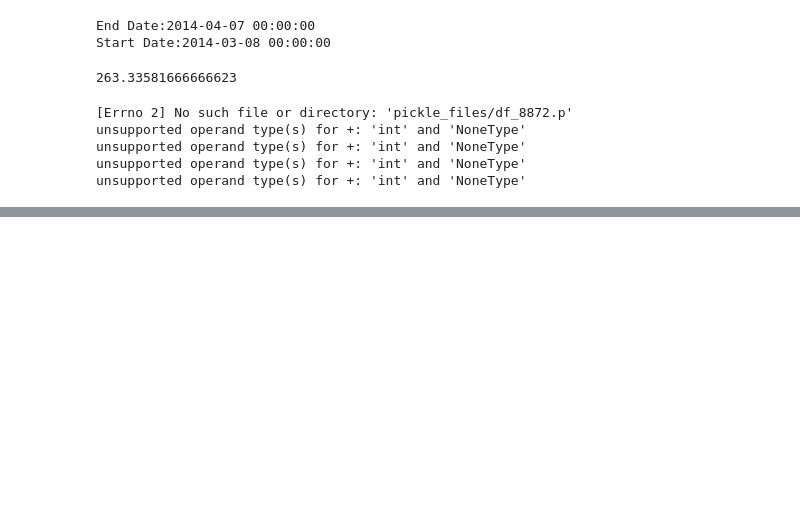
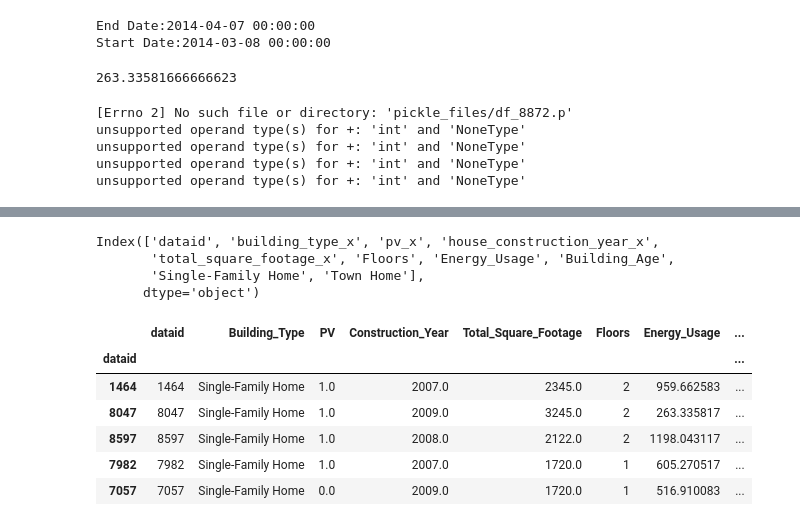
Before and after one commit to kzhao682/Smart_Energy_Consumption, a Jupyter notebook: 03_Building_Features_Regression.ipynb, the cells around one changed output, grey strips where cells are left out. Cells and saved outputs as stored; diff of their text form; code cells hidden in the pictures; blank space fills up the shorter version.

```diff
--- a/03_Building_Features_Regression.ipynb
+++ b/03_Building_Features_Regression.ipynb
@@ -157,0 +104,7 @@ df_meta_physical
+# %%
+df_regression.columns
+# %% [output]
+Index(['dataid', 'building_type_x', 'pv_x', 'house_construction_year_x',
+       'total_square_footage_x', 'Floors', 'Energy_Usage', 'Building_Age',
+       'Single-Family Home', 'Town Home'],
+      dtype='object')
@@ -157,0 +123,10 @@ df_meta_physical
+# %%
+df_regression.head()
+# %% [output]
+|  | dataid | Building_Type | PV | Construction_Year | Total_Square_Footage | Floors | Energy_Usage | ... |
+| dataid |  |  |  |  |  |  |  | ... |
+| 1464 | 1464 | Single-Family Home | 1.0 | 2007.0 | 2345.0 | 2 | 959.662583 | ... |
+| 8047 | 8047 | Single-Family Home | 1.0 | 2009.0 | 3245.0 | 2 | 263.335817 | ... |
+| 8597 | 8597 | Single-Family Home | 1.0 | 2008.0 | 2122.0 | 2 | 1198.043117 | ... |
+| 7982 | 7982 | Single-Family Home | 1.0 | 2007.0 | 1720.0 | 1 | 605.270517 | ... |
+| 7057 | 7057 | Single-Family Home | 0.0 | 2009.0 | 1720.0 | 1 | 516.910083 | ... |
```
Also changed, not shown: parts of 46 cells of this notebook, 2 other files.
